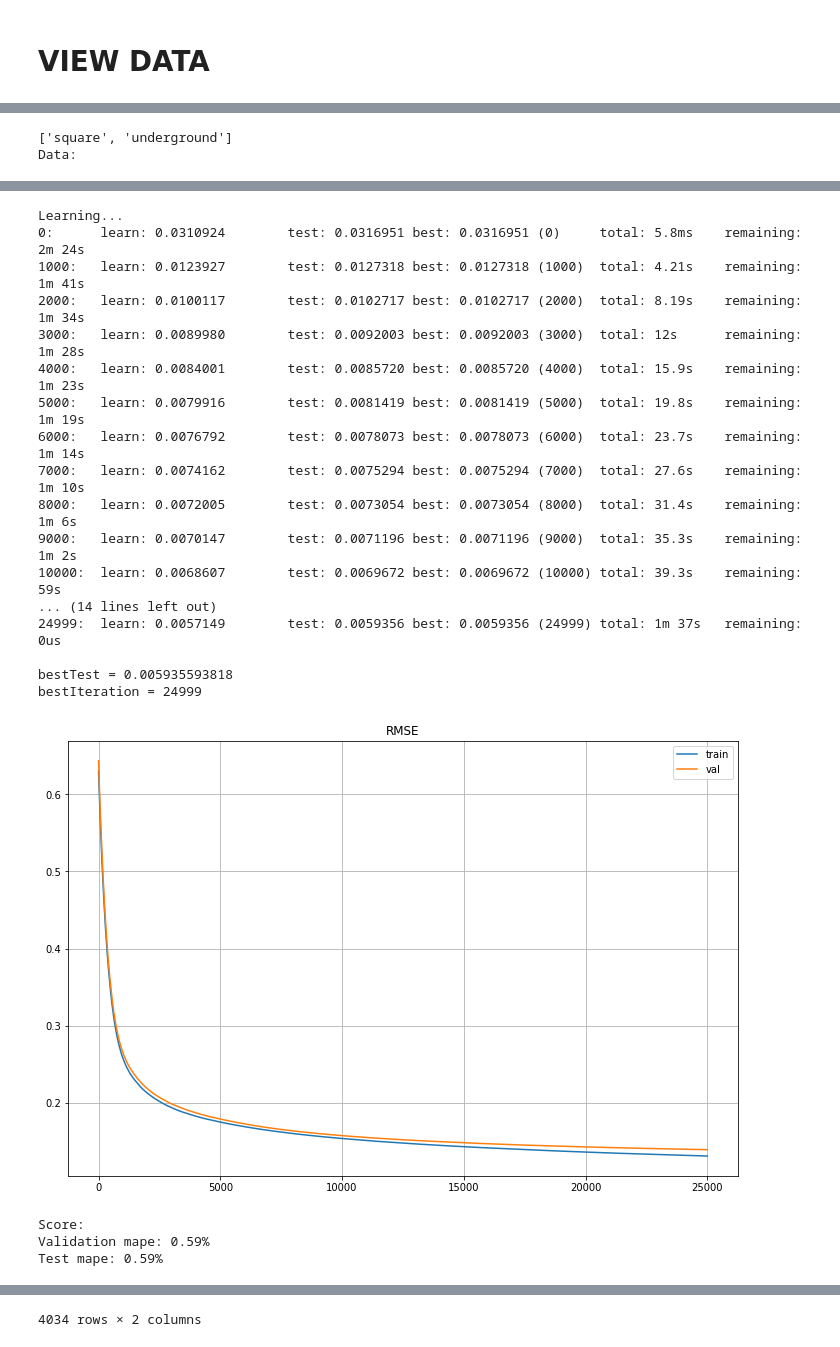
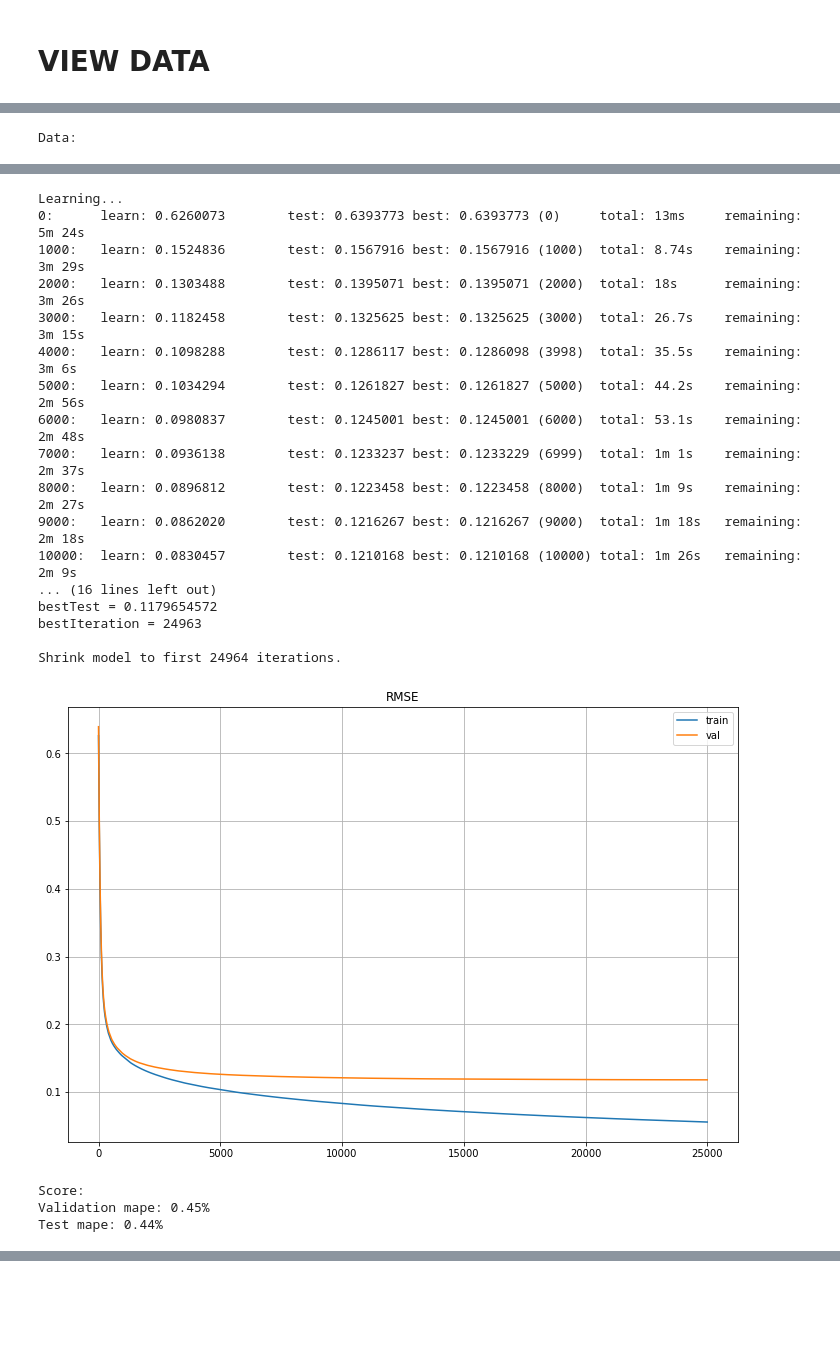
Before and after one commit to alxkzncoff/house_price_prediction, a Jupyter notebook: model.ipynb, the cells around one changed output, grey strips where cells are left out. Cells and saved outputs as stored; diff of their text form; code cells hidden in the pictures; blank space fills up the shorter version.

Commit message:
Update FlatsPredict class
- fix errors
- add new description
- both methods works fine

```diff
--- a/model.ipynb
+++ b/model.ipynb
@@ -328,4 +351,4 @@ cat = ['flat_type', 'rooms', 'object_type', 'floors', 'build_matireal',
        'district_rating', 'total_floors',  'metro_station',  'district']
 num = ['square', 'underground']
 
-m = FlatsPredict(cat, num)
+fp = FlatsPredict(cat, num)
@@ -355,45 +413,45 @@ AttributeError: ignored
 # %%
 ctr = CatBoostRegressor( loss_function = 'RMSE',
-                         eval_metric = 'MAPE',
-                         learning_rate=0.002,
+                         eval_metric = 'RMSE',
+                         learning_rate=0.01,
                          iterations=25000, # обучаем до overfitting'a
-                         l2_leaf_reg=2,
-                         depth=5,
-                         bootstrap_type = 'Bernoulli', # Bayesian Bernoulli
+                         l2_leaf_reg=1,
+                         depth=8,
+                        #  bootstrap_type = 'Bernoulli', # Bayesian Bernoulli
                          one_hot_max_size = 77,
+                         leaf_estimation_method = 'Gradient',
                          random_seed=RANDOM_SEED,
                          od_type='Iter',
                          od_wait=1000,
                          task_type='CPU')
 
-m.fit_model(df, ctr)
+flats_model, prediction = fp.fit_model(df, ctr)
 # %% [output]
-['square', 'underground']
 Data:
 |  | flat_type | object_type | rooms | floors | square | price | build_matireal | district_rating | ... |
 | 0 | Квартира | Новостройка | 2 | 11 | 0.496283 | 16.359441 | Монолит | 4,0 | ... |
 | 1 | Квартира | Новостройка | 1 | 18 | 0.448009 | 15.967274 | Монолит | 3,9 | ... |
 | 2 | Квартира | Вторичная | 3 | 1 | 0.518702 | 15.363073 | Панель | 3,6 | ... |
 | 3 | Квартира | Вторичная | 1 | 10 | 0.457967 | 16.341239 | Монолит | 3,8 | ... |
 | 4 | Квартира | Вторичная | 1 | 6 | 0.455073 | 16.461685 | Монолит | 3,7 | ... |
 Learning...
-0:      learn: 0.0310924        test: 0.0316951 best: 0.0316951 (0)     total: 5.8ms    remaining: 2m 24s
-1000:   learn: 0.0123927        test: 0.0127318 best: 0.0127318 (1000)  total: 4.21s    remaining: 1m 41s
-2000:   learn: 0.0100117        test: 0.0102717 best: 0.0102717 (2000)  total: 8.19s    remaining: 1m 34s
-3000:   learn: 0.0089980        test: 0.0092003 best: 0.0092003 (3000)  total: 12s      remaining: 1m 28s
-4000:   learn: 0.0084001        test: 0.0085720 best: 0.0085720 (4000)  total: 15.9s    remaining: 1m 23s
-5000:   learn: 0.0079916        test: 0.0081419 best: 0.0081419 (5000)  total: 19.8s    remaining: 1m 19s
-6000:   learn: 0.0076792        test: 0.0078073 best: 0.0078073 (6000)  total: 23.7s    remaining: 1m 14s
-7000:   learn: 0.0074162        test: 0.0075294 best: 0.0075294 (7000)  total: 27.6s    remaining: 1m 10s
-8000:   learn: 0.0072005        test: 0.0073054 best: 0.0073054 (8000)  total: 31.4s    remaining: 1m 6s
-9000:   learn: 0.0070147        test: 0.0071196 best: 0.0071196 (9000)  total: 35.3s    remaining: 1m 2s
-10000:  learn: 0.0068607        test: 0.0069672 best: 0.0069672 (10000) total: 39.3s    remaining: 59s
-... (14 lines left out)
-24999:  learn: 0.0057149        test: 0.0059356 best: 0.0059356 (24999) total: 1m 37s   remaining: 0us
+0:      learn: 0.6260073        test: 0.6393773 best: 0.6393773 (0)     total: 13ms     remaining: 5m 24s
+1000:   learn: 0.1524836        test: 0.1567916 best: 0.1567916 (1000)  total: 8.74s    remaining: 3m 29s
+2000:   learn: 0.1303488        test: 0.1395071 best: 0.1395071 (2000)  total: 18s      remaining: 3m 26s
+3000:   learn: 0.1182458        test: 0.1325625 best: 0.1325625 (3000)  total: 26.7s    remaining: 3m 15s
+4000:   learn: 0.1098288        test: 0.1286117 best: 0.1286098 (3998)  total: 35.5s    remaining: 3m 6s
+5000:   learn: 0.1034294        test: 0.1261827 best: 0.1261827 (5000)  total: 44.2s    remaining: 2m 56s
+6000:   learn: 0.0980837        test: 0.1245001 best: 0.1245001 (6000)  total: 53.1s    remaining: 2m 48s
+7000:   learn: 0.0936138        test: 0.1233237 best: 0.1233229 (6999)  total: 1m 1s    remaining: 2m 37s
+8000:   learn: 0.0896812        test: 0.1223458 best: 0.1223458 (8000)  total: 1m 9s    remaining: 2m 27s
+9000:   learn: 0.0862020        test: 0.1216267 best: 0.1216267 (9000)  total: 1m 18s   remaining: 2m 18s
+10000:  learn: 0.0830457        test: 0.1210168 best: 0.1210168 (10000) total: 1m 26s   remaining: 2m 9s
+... (16 lines left out)
+bestTest = 0.1179654572
+bestIteration = 24963
 
-bestTest = 0.005935593818
-bestIteration = 24999
+Shrink model to first 24964 iterations.
-[figure, old version]
+[figure, new version]
 Score:
-Validation mape: 0.59%
-Test mape: 0.59%
+Validation mape: 0.45%
+Test mape: 0.44%
@@ -412 +457,0 @@ Test mape: 0.59%
-4034 rows × 2 columns
```
Also changed, not shown: parts of 15 cells of this notebook.
